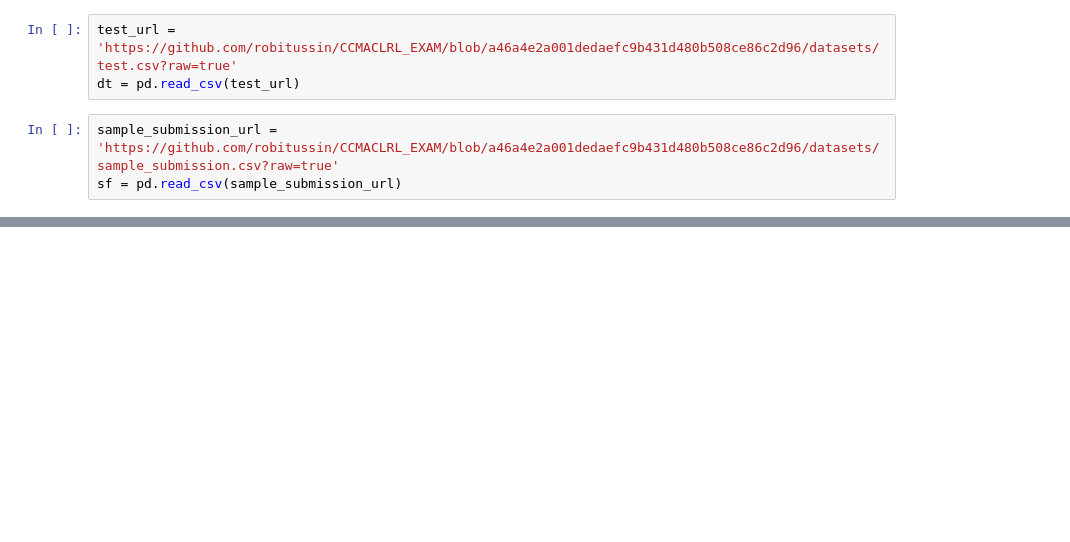
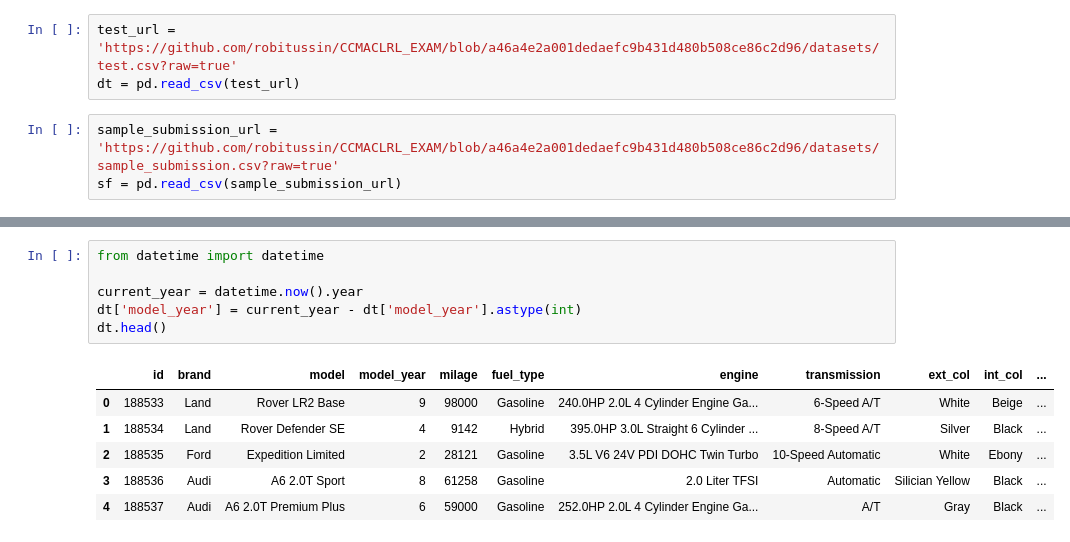
Before and after one commit to moridin04/CCMACLRL_EXAM_COM221ML, a Jupyter notebook: Midterm_Exam.ipynb, the cells around one changed output, grey strips where cells are left out. Cells and saved outputs as stored; diff of their text form; blank space fills up the shorter version.

```diff
--- a/Midterm_Exam.ipynb
+++ b/Midterm_Exam.ipynb
@@ -223,0 +269,13 @@ sf = pd.read_csv(sample_submission_url)
+# %%
+from datetime import datetime
+
+current_year = datetime.now().year
+dt['model_year'] = current_year - dt['model_year'].astype(int)
+dt.head()
+# %% [output]
+|  | id | brand | model | model_year | milage | fuel_type | engine | transmission | ext_col | int_col | ... |
+| 0 | 188533 | Land | Rover LR2 Base | 9 | 98000 | Gasoline | 240.0HP 2.0L 4 Cylinder Engine Ga... | 6-Speed A/T | White | Beige | ... |
+| 1 | 188534 | Land | Rover Defender SE | 4 | 9142 | Hybrid | 395.0HP 3.0L Straight 6 Cylinder ... | 8-Speed A/T | Silver | Black | ... |
+| 2 | 188535 | Ford | Expedition Limited | 2 | 28121 | Gasoline | 3.5L V6 24V PDI DOHC Twin Turbo | 10-Speed Automatic | White | Ebony | ... |
+| 3 | 188536 | Audi | A6 2.0T Sport | 8 | 61258 | Gasoline | 2.0 Liter TFSI | Automatic | Silician Yellow | Black | ... |
+| 4 | 188537 | Audi | A6 2.0T Premium Plus | 6 | 59000 | Gasoline | 252.0HP 2.0L 4 Cylinder Engine Ga... | A/T | Gray | Black | ... |
```
Also changed, not shown: parts of 8 cells of this notebook.
